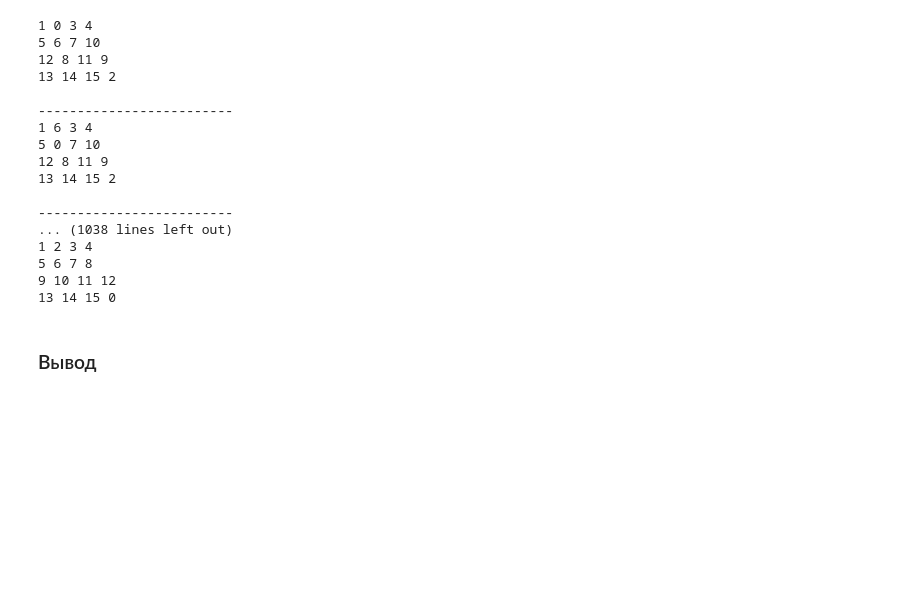
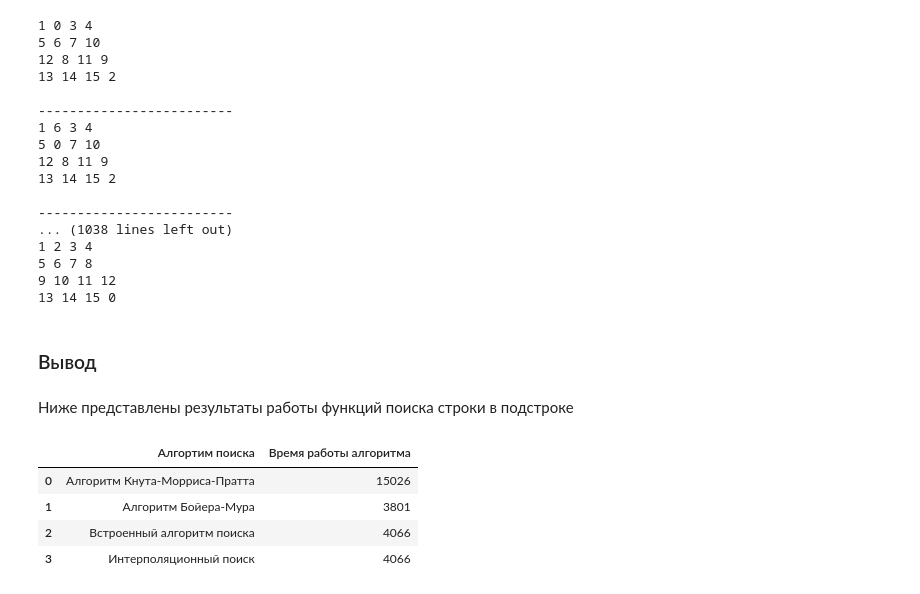
Before and after one commit to AlexaAk/Data-Structures-and-Algorithms, a Jupyter notebook: labs/Lab3.ipynb, the cells around one changed output. Cells and saved outputs as stored; diff of their text form; code cells hidden in the pictures; blank space fills up the shorter version.

```diff
--- a/labs/Lab3.ipynb
+++ b/labs/Lab3.ipynb
@@ -19,12 +21,14 @@ from collections import defaultdict
 # %% [markdown]
 #### Алгоритм Кнута-Морриса-Пратта
 # %%
+start_time = time.time()
 def prefix_function(text):
     n = len(text)
     pi = [0] * n
     for i in range(1, n):
         j = pi[i-1]
         while j > 0 and text[j] != text[i]:
+
             j = pi[j-1]
         if text[i] == text[j]:
             j += 1
@@ -44,14 +48,16 @@ def kmp_search(text, sub_text, register, start_index=0):
         if text[i] == sub_text[j]:
             j += 1
         if j >= len(sub_text):
-            return "Результат: Совпадение найдено"
-    return "Результат: Совпадение не найдено"
+            return "Совпадение найдено. Начало подстроки: " + str(i-j+1)
+    return "Совпадение не найдено"
 
 
 text = input("Введите строку: ")
 sub_text = input("Введите подстроку: ")
 register = input("Включить чувствительность к регистру? (0 - нет, 1 - да): ")
+print(kmp_search(text, sub_text, register, 0))
 
-print(kmp_search(text, sub_text, register, 0))
+time_1 = round((time.time() - start_time)*1000)
+print("--- {0} ms ---".format(time_1))
 # %% [output]
 Введите строку: abccacbbdeddasd
@@ -121,0 +132,17 @@ print(boyerMurSearch(text, sub_text, register))
+# %%
+#стандартный поиск
+start_time = time.time()
+text = input("Введите строку: ")
+sub_text = input("Введите подстроку: ")
+register = input("Включить чувствительность к регистру? (0 - нет, 1 - да): ")
+if register == '0':
+        text = text.lower()
+        sub_text = sub_text.lower()
+index = text.find(sub_text)
+if index == -1:
+    print('Совпадение не найдено')
+else:
+    print("Совпадение найдено. Начало подстроки: " + str(index))
+
+time_3 = round((time.time() - start_time)*1000)
+print("--- {0} ms ---".format(time_3))
@@ -272,3 +304,18 @@ print(str(result))
 13 14 15 0
 # %% [markdown]
 ### Вывод
+# %% [markdown]
+Ниже представлены результаты работы функций поиска строки в подстроке
+# %%
+table_search = [["Алгоритм Кнута-Морриса-Пратта", time_1],
+                ["Алгоритм Бойера-Мура", time_2],
+                ["Встроенный алгоритм поиска", time_3],
+                ["Интерполяционный поиск", time_3]]
+
+pd.DataFrame(table_search, columns=["Алгортим поиска","Время работы алгоритма"])
+# %% [output]
+|  | Алгортим поиска | Время работы алгоритма |
+| 0 | Алгоритм Кнута-Морриса-Пратта | 15026 |
+| 1 | Алгоритм Бойера-Мура | 3801 |
+| 2 | Встроенный алгоритм поиска | 4066 |
+| 3 | Интерполяционный поиск | 4066 |
```
Also changed, not shown: parts of 5 cells of this notebook.
